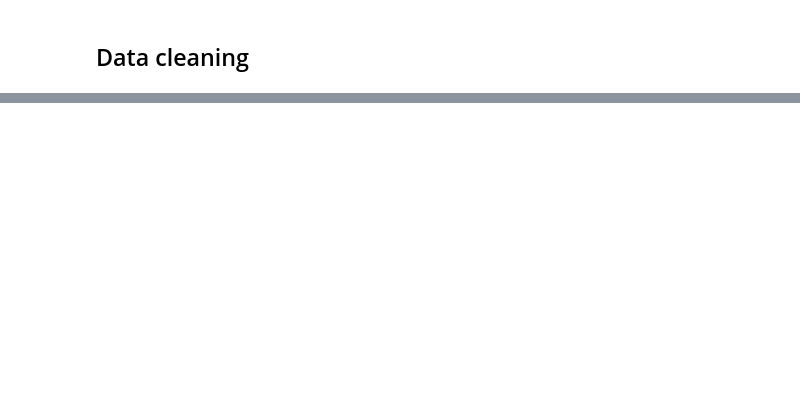
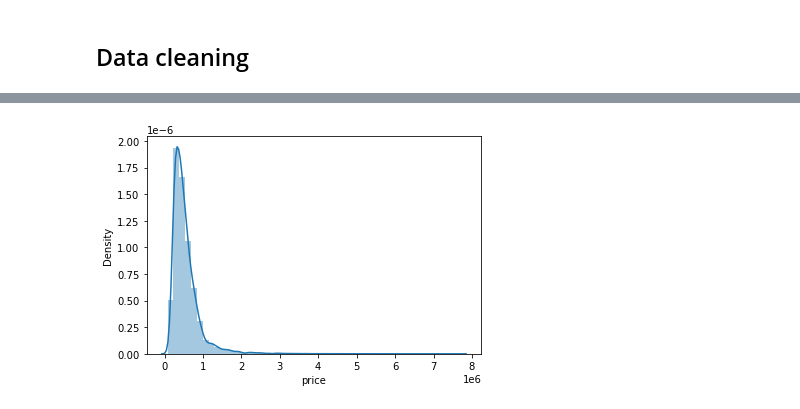
Before and after one commit to ochiengcalvince/king_house_prediction, a Jupyter notebook: student.ipynb, the cells around one changed output, grey strips where cells are left out. Cells and saved outputs as stored; diff of their text form; code cells hidden in the pictures; blank space fills up the shorter version.

```diff
--- a/student.ipynb
+++ b/student.ipynb
@@ -184,0 +292,5 @@ dtype: object
+# %%
+# checking the distribution of price column
+sns.distplot(houses_df['price']);
+# %% [output]
+[figure, added]
```
Also changed, not shown: parts of 77 cells of this notebook, 1 other file.
